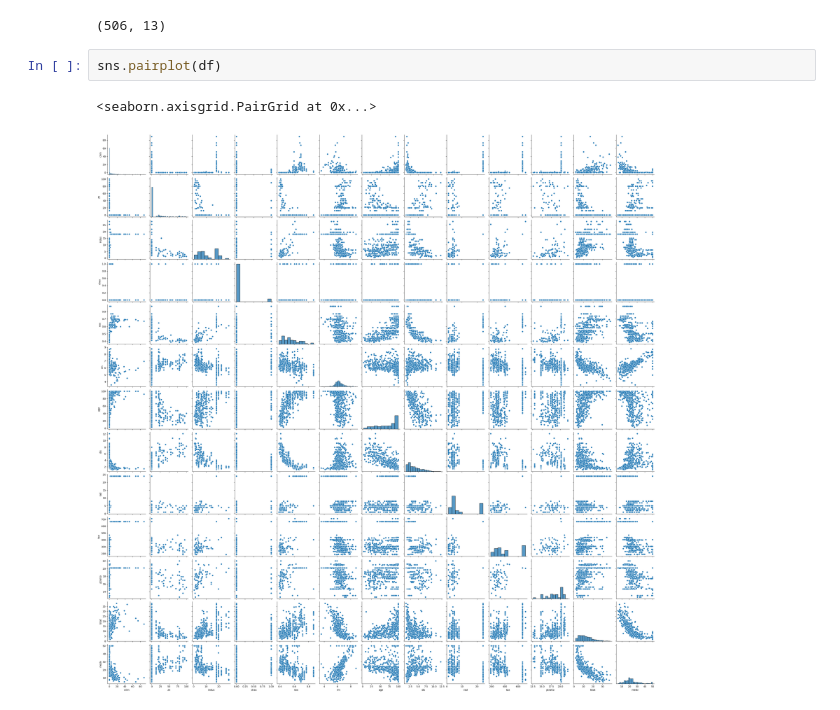
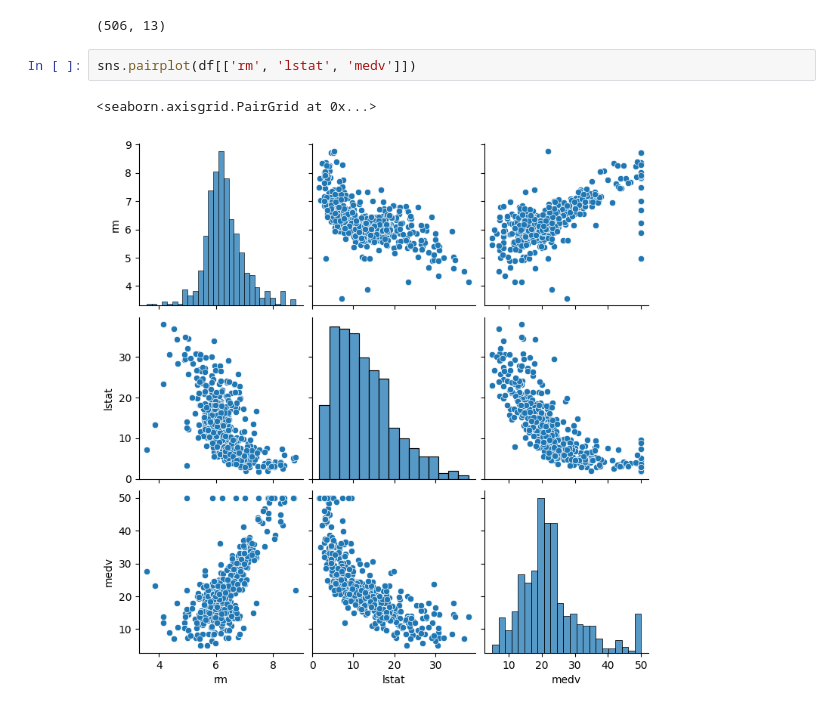
Before and after one commit to sudiptog81/ducscode-pg, a Jupyter notebook: SemI/DM/BostonHousingPrices/notebook.ipynb, the cells around one changed output. Drawn from its saved outputs; the diff is of its cells as text.

```diff
--- a/SemI/DM/BostonHousingPrices/notebook.ipynb
+++ b/SemI/DM/BostonHousingPrices/notebook.ipynb
@@ -27,7 +27,7 @@ df.shape
 # %% [output]
 (506, 13)
 # %%
-sns.pairplot(df)
+sns.pairplot(df[['rm', 'lstat', 'medv']])
 # %% [output]
 <seaborn.axisgrid.PairGrid at 0x...>
-[figure, old version]
+[figure, new version]
```
Also changed, not shown: 2 other files.
